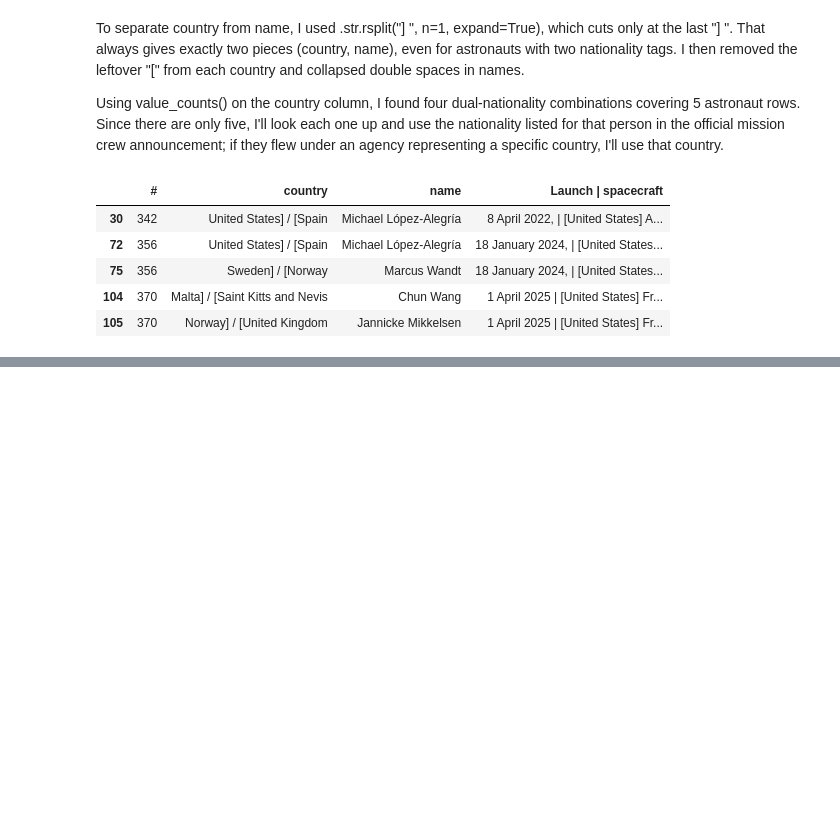
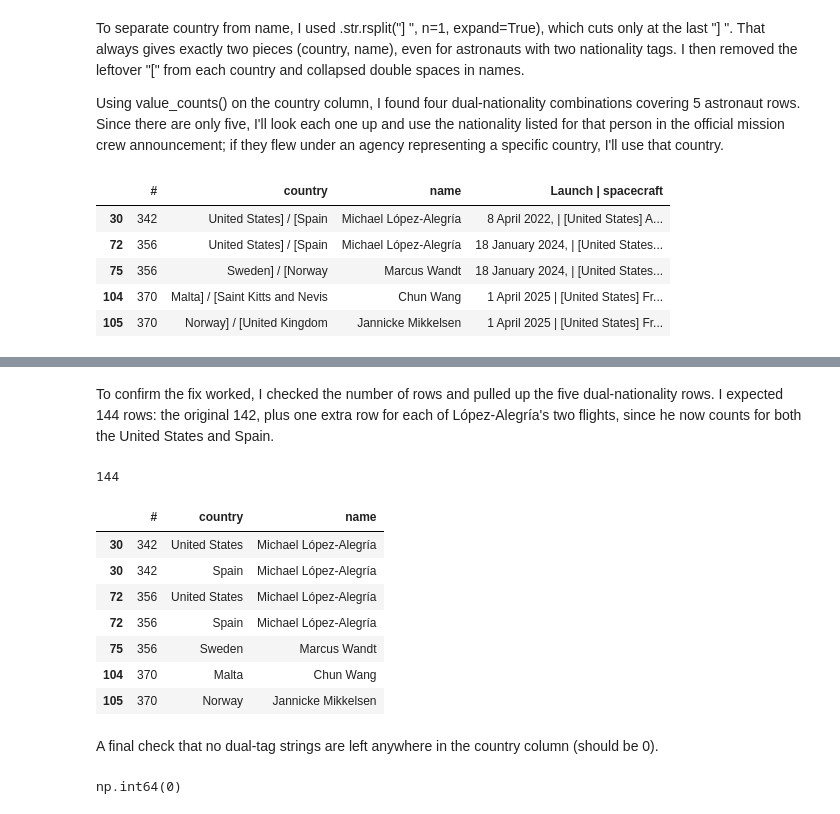
Before and after one commit to MayaVolkov/astronaut-missions-analysis, a Jupyter notebook: Astronaut_Mission_Analysis_.ipynb, the cells around one changed output, grey strips where cells are left out. Cells and saved outputs as stored; diff of their text form; code cells hidden in the pictures; blank space fills up the shorter version.

Commit message:
dual-nationality fixes, year column, first countries-per-year count

```diff
--- a/Astronaut_Mission_Analysis_.ipynb
+++ b/Astronaut_Mission_Analysis_.ipynb
@@ -565,0 +572,40 @@ Limitation: assigning countries to astronauts simplifies nationality, which isn'
+# %%
+# official-source decision for each dual-nationality tag
+fixes = {
+    "United States] / [Spain": ["United States", "Spain"],   # López-Alegría: both
+    "Sweden] / [Norway": "Sweden",                                 # Wandt
+    "Malta] / [Saint Kitts and Nevis": "Malta",                  # Wang
+    "Norway] / [United Kingdom": "Norway",                         # Mikkelsen
+}
+
+def fix_country(country):
+    # if this country string is one of the dual tags, swap in the decision
+    if country in fixes:
+        return fixes[country]
+    # otherwise it's already a clean single country, leave it alone
+    return country
+orbital["country"] = orbital["country"].str.replace("\u202f"," ")
+orbital["country"] = orbital["country"].apply(fix_country)
+orbital = orbital.explode("country")
+# %% [markdown]
+To confirm the fix worked, I checked the number of rows and pulled up the five dual-nationality rows. I expected 144 rows: the original 142, plus one extra row for each of López-Alegría's two flights, since he now counts for both the United States and Spain.
+# %%
+print(len(orbital))
+orbital.loc[orbital["name"].isin(["Michael López-Alegría", "Marcus Wandt", "Chun Wang", "Jannicke Mikkelsen"]), ["#", "country", "name"]]
+# %% [output]
+144
+|  | # | country | name |
+| 30 | 342 | United States | Michael López-Alegría |
+| 30 | 342 | Spain | Michael López-Alegría |
+| 72 | 356 | United States | Michael López-Alegría |
+| 72 | 356 | Spain | Michael López-Alegría |
+| 75 | 356 | Sweden | Marcus Wandt |
+| 104 | 370 | Malta | Chun Wang |
+| 105 | 370 | Norway | Jannicke Mikkelsen |
+# %% [markdown]
+A final check that no dual-tag strings are left anywhere in the country column (should be 0).
+# %%
+   # should be 0: no dual-tag strings left
+orbital["country"].str.contains("/").sum()
+# %% [output]
+np.int64(0)
```
Also changed, not shown: parts of 8 cells of this notebook.
